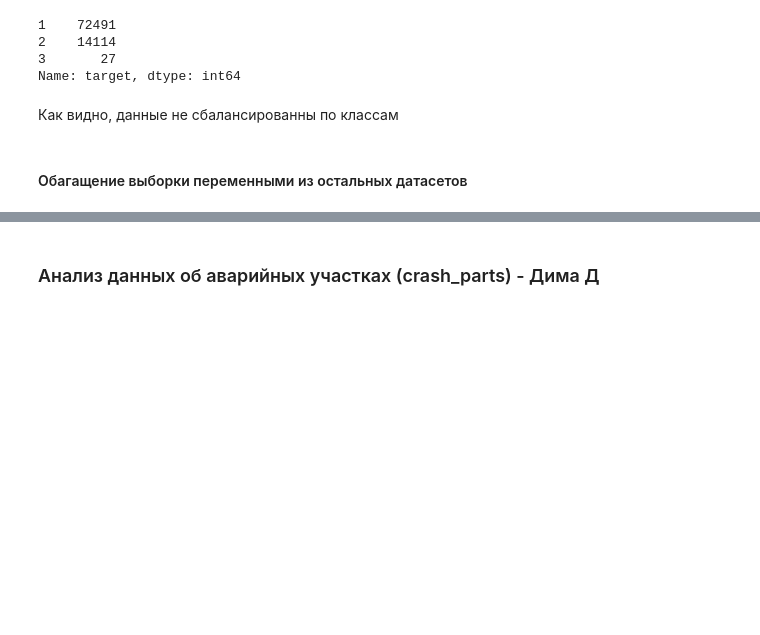
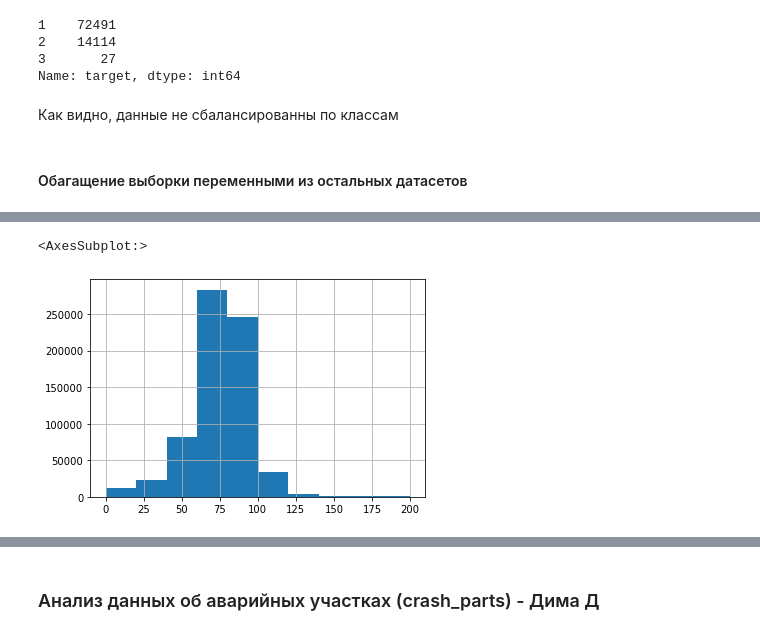
Before and after one commit to dmitrydonchenko/emergency_hack_track3_mstsc, a Jupyter notebook: mst_sc.ipynb, the cells around one changed output, grey strips where cells are left out. Cells and saved outputs as stored; diff of their text form; code cells hidden in the pictures; blank space fills up the shorter version.

```diff
--- a/mst_sc.ipynb
+++ b/mst_sc.ipynb
@@ -193,0 +288,5 @@ memory usage: 784.3+ MB
+# %%
+traffic.loc[traffic.road_id == 9].speed.hist()
+# %% [output]
+<AxesSubplot:>
+[figure, added]
```
Also changed, not shown: parts of 39 cells of this notebook.
